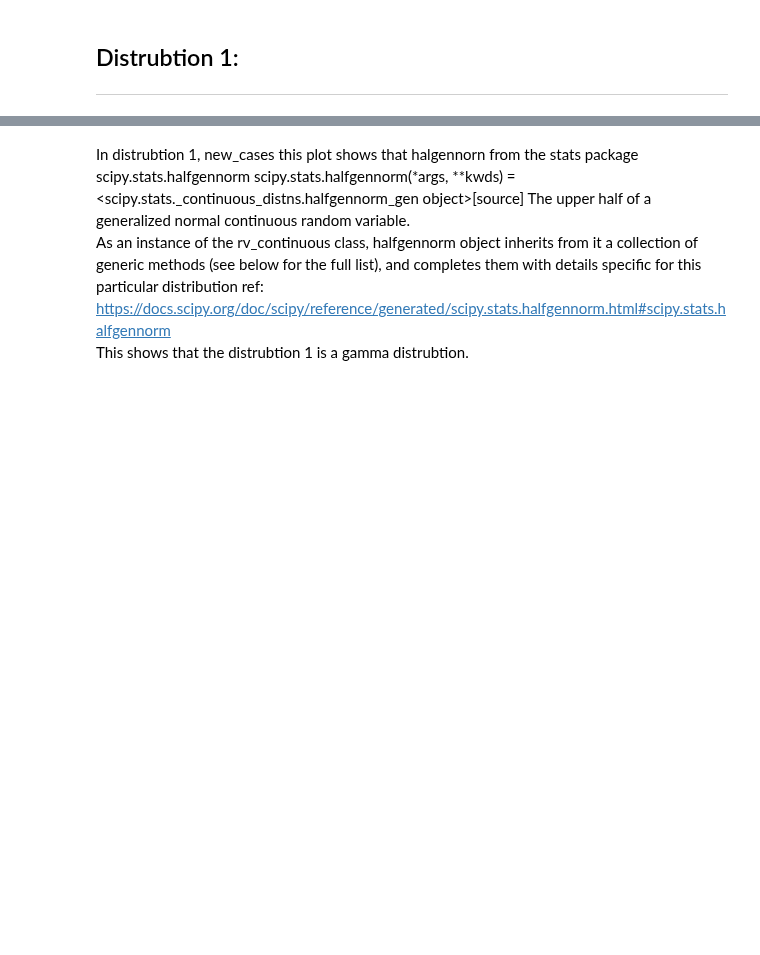
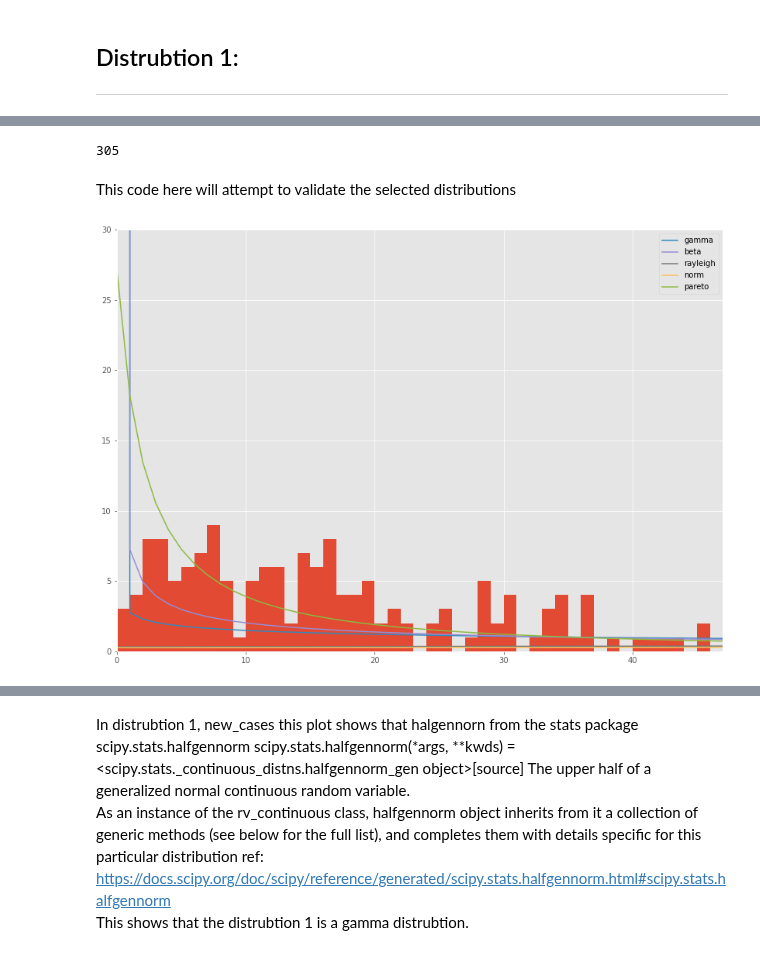
Before and after one commit to G00387859/programming-for-data-analysis-assignment, a Jupyter notebook: Project2020.ipynb, the cells around one changed output, grey strips where cells are left out. Cells and saved outputs as stored; diff of their text form; code cells hidden in the pictures; blank space fills up the shorter version.

Commit message:
formatting the document, making it easier to run.

```diff
--- a/Project2020.ipynb
+++ b/Project2020.ipynb
@@ -102,0 +262,35 @@ WARNING:root:SKIPPED vonmises_line distribution (taking more than 30 seconds)
+# %%
+gfg = np.random.exponential(289, 305)
+sort = np.sort(gfg)
+print(len(sort))
+for i in range(len(sort)):
+    sort[i] = '{:.2f}'.format(sort[i])
+# %% [output]
+305
+# %% [markdown]
+This code here will attempt to validate the selected distributions
+# %%
+import matplotlib.pyplot as plt
+import scipy
+import scipy.stats
+size = len(ddf['new_cases'])
+x = np.arange(size)
+y = scipy.int_(np.round_(scipy.stats.vonmises.rvs(5,size=size)*47))
+h = plt.hist(y, bins=range(48))
+
+
+dist_names = ['gamma', 'beta', 'rayleigh', 'norm', 'pareto']
+
+for dist_name in dist_names:
+    #srtdist = str(scipy.stats,dist_name)
+    dist = getattr(scipy.stats,dist_name)
+    param = dist.fit(ddf['new_cases'])
+    pdf_fitted = dist.pdf(x, *param[:-2], loc=param[-2], scale=param[-1]) * size
+    #print(pdf_fitted)
+    plt.plot(pdf_fitted, label=dist_name)
+    plt.xlim(0,47)
+    plt.ylim(0,30)
+plt.legend(loc='upper right')
+plt.show()
+# %% [output]
+[figure, added]
```
Also changed, not shown: parts of 58 cells of this notebook.
